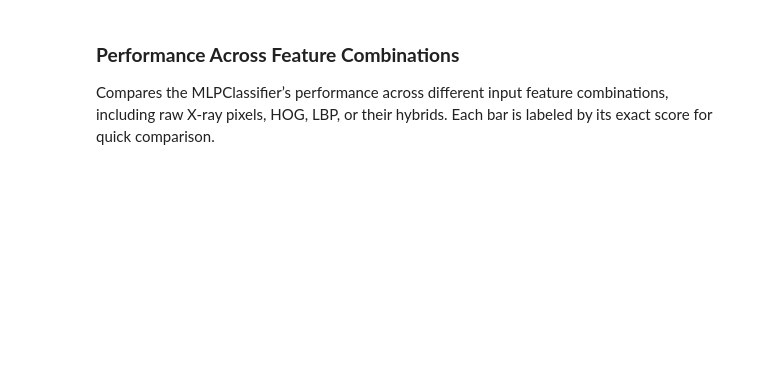
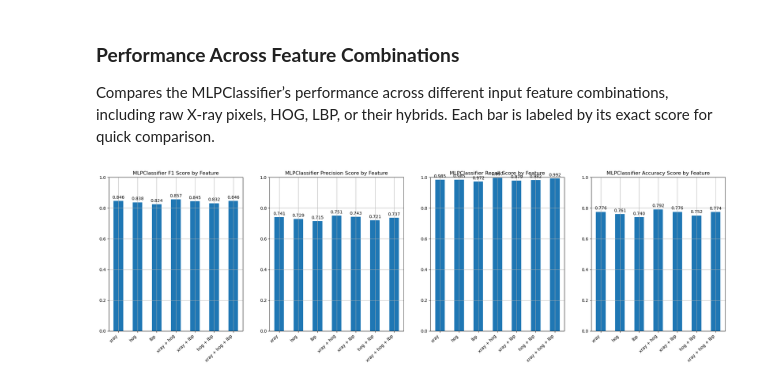
Before and after one commit to LuoZihYuan/Pneumonia-Detection, a Jupyter notebook: 2_base_model_tuning.ipynb, the cells around one changed output. Drawn from its saved outputs; the diff is of its cells as text; code cells hidden in the pictures; blank space fills up the shorter version.

```diff
--- a/2_base_model_tuning.ipynb
+++ b/2_base_model_tuning.ipynb
@@ -450,31 +459,33 @@ for use_xray, use_hog, use_lbp, _ in PARAMETER_PERMUTATION_1D[6::-1]:
   if use_xray:
     feature_tags.append("xray")
   if use_hog:
     feature_tags.append("hog")
   if use_lbp:
     feature_tags.append("lbp")
   feature_name = " + ".join(feature_tags)
 
   train, test = load_pneumonia_1d(use_xray, use_hog, use_lbp)
   X_train, y_train = np.split(train, [-1], axis=1)
   X_test, y_test = np.split(test, [-1], axis=1)
 
   g = grid[0] if X_train.shape[1] < 512 else grid[1]
   mlp_score_comparison.loc[feature_name] = tune_hyperparameter(
-    clf, g, X_train, y_train.flatten(), X_test, y_test.flatten(), n_jobs=3
+    clf, g, X_train, y_train.flatten(), X_test, y_test.flatten(), n_jobs=24
   )
 
 _, axs = plt.subplots(1, 4, figsize=(26, 6.5))
 for index, col in enumerate(mlp_score_comparison.columns):
   ax = axs[index]
   bars = mlp_score_comparison.plot.bar(
     y=col,
     use_index=True,
     ylim=[0.0, 1.0],
     legend=False,
     grid=True,
     title=f"MLPClassifier {col} Score by Feature",
     ax=ax,
   )
   ax.bar_label(bars.containers[0], fmt="%.3f", padding=3)
   ax.set_xticklabels(ax.get_xticklabels(), rotation=45, ha="right")
+# %% [output]
+[figure, added]
```
Also changed, not shown: parts of 2 cells of this notebook.
